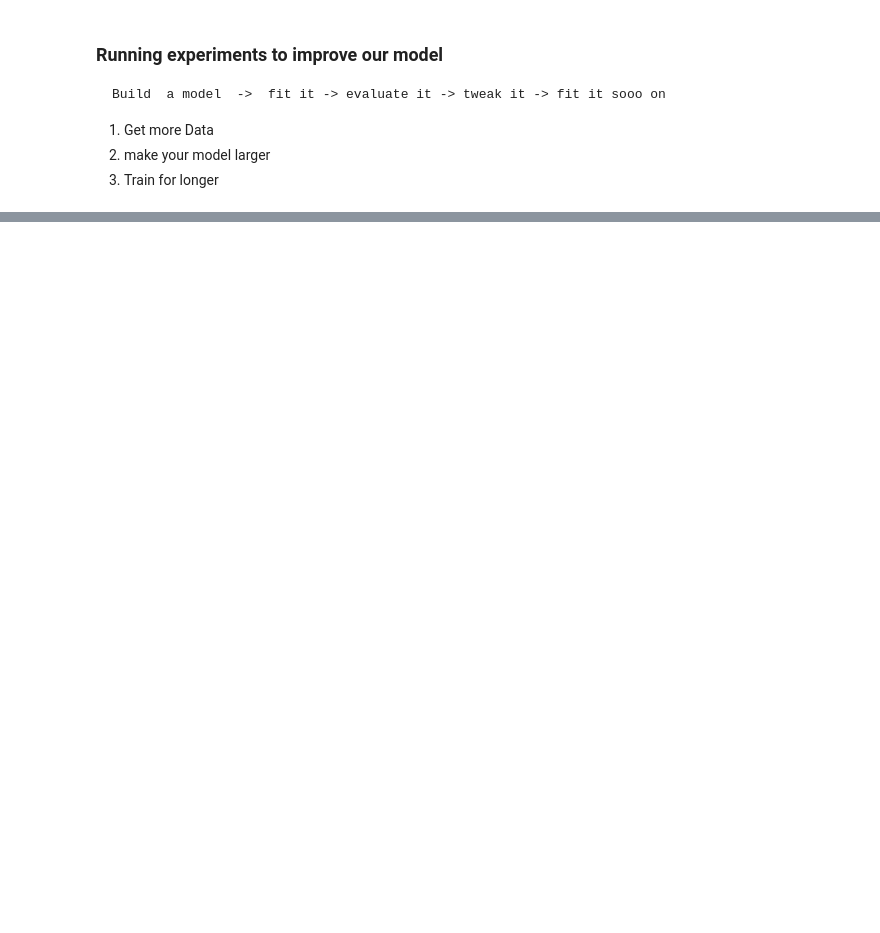
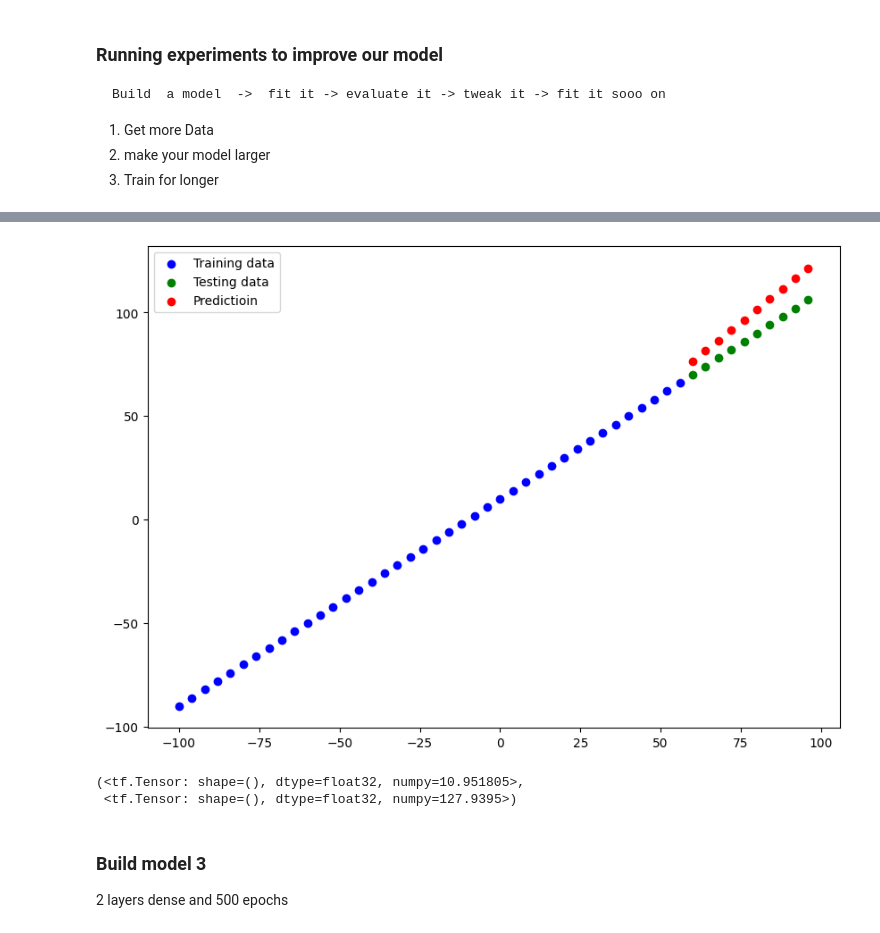
Before and after one commit to Yasiraalam/Learn-TensorFlow-Deeplearning, a Jupyter notebook: 01_neural_network/neural_network[1].ipynb, the cells around one changed output, grey strips where cells are left out. Drawn from its saved outputs; the diff is of its cells as text; code cells hidden in the pictures; blank space fills up the shorter version.

```diff
--- a/01_neural_network/neural_network[1].ipynb
+++ b/01_neural_network/neural_network[1].ipynb
@@ -494,0 +529,17 @@ ValueError: in user code:
+# %%
+tf.random.set_seed(42)
+X_train=tf.reshape(X_train,(-1,1))
+
+# create a model
+model_2 = tf.keras.Sequential([
+    tf.keras.layers.Dense(10,input_shape=(1,)),
+    tf.keras.layers.Dense(1)
+])
+
+# compile the model
+model_2.compile(loss=tf.keras.losses.mae,
+                optimizer = tf.keras.optimizers.SGD(),
+                metrics=["mse"])
+
+# fit the model
+model_2.fit(X_train,y_train,epochs=100)
@@ -494,0 +565,6 @@ ValueError: in user code:
+# %%
+
+# make and plot predictions of model 2
+y_preds_2 =  model_2.predict(X_test)
+plott_predictions(predictions=y_preds_2)
+# %% [output]
@@ -495 +574,13 @@ ValueError: in user code:
+[figure, added]
+# %%
+# calculate model_2 evaluatiton metrics
+mae_2 = mae(y_test,y_preds_2)
+mse_2 = mse(y_test,y_preds_2)
+mae_2,mse_2
+# %% [output]
+(<tf.Tensor: shape=(), dtype=float32, numpy=10.951805>,
+ <tf.Tensor: shape=(), dtype=float32, numpy=127.9395>)
+# %% [markdown]
+### Build model 3
+2 layers dense and 500 epochs
 # %%
```
Also changed, not shown: parts of 37 cells of this notebook, 6 other files.
